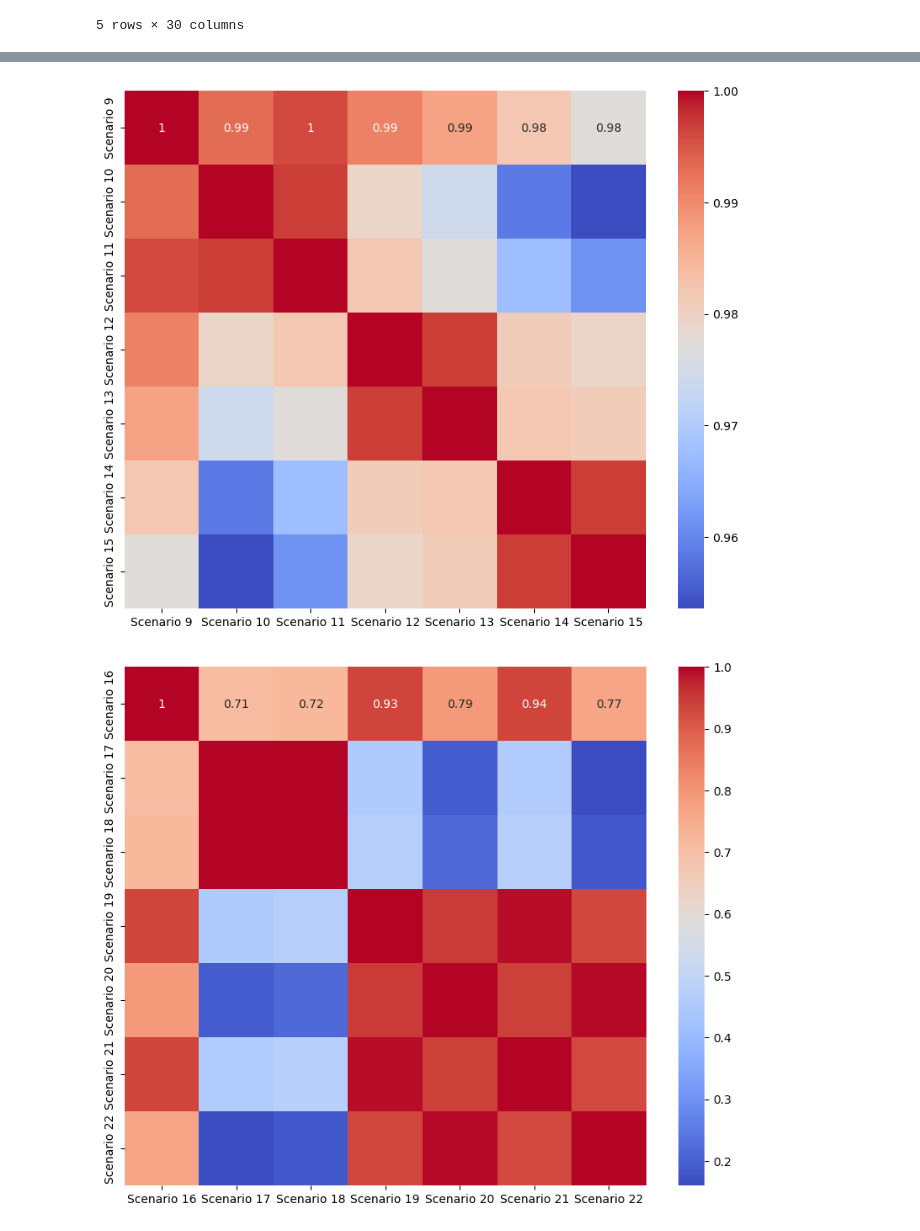
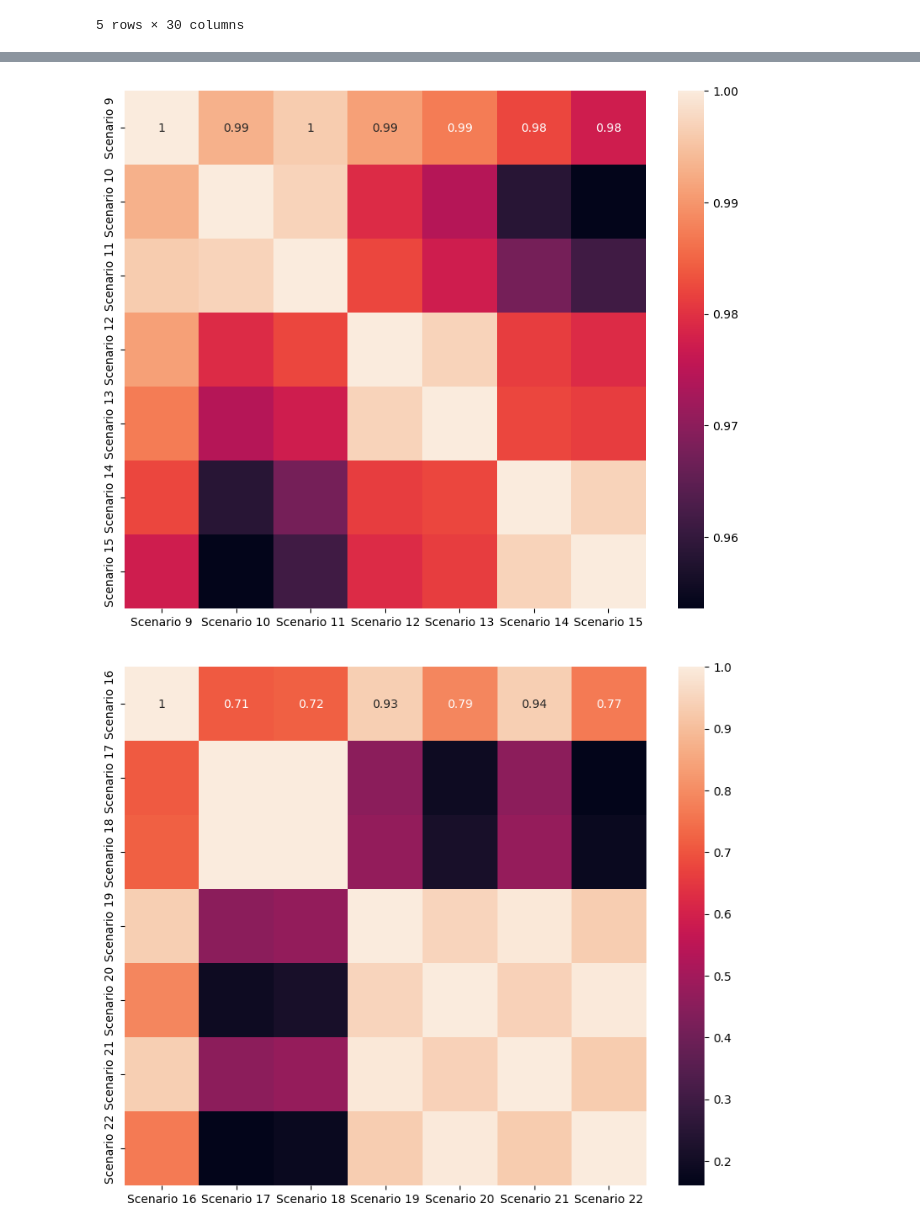
Before and after one commit to MateoBarrera/ResearchDev, a Jupyter notebook: AnalysisResult/data_explotation.ipynb, the cells around one changed output, grey strips where cells are left out. Saved outputs shown, nothing was run; the diff lists cells and outputs as text; code cells hidden in the pictures.

```diff
--- a/AnalysisResult/data_explotation.ipynb
+++ b/AnalysisResult/data_explotation.ipynb
@@ -64,5 +64,5 @@ plt.show()
 # %%
-df_economy = df_dummy_categorical[
+df_economy_cg = df_dummy_categorical[
     [
         "Scenario 9",
         "Scenario 10",
@@ -75,30 +75,30 @@ df_economy = df_dummy_categorical[
 ].copy()
 
 plt.figure(figsize=(10, 8))
-sns.heatmap(df_economy.corr(), annot=True, cmap="coolwarm")
+sns.heatmap(df_economy_cg.corr(), annot=True)
 
 # Display the heatmap
 plt.show()
 # %% [output]
-[figure, old version]
+[figure, new version]
 # %%
-df_environmental = df_dummy_categorical[
+df_environmental_cg = df_dummy_categorical[
     [
         "Scenario 16",
         "Scenario 17",
         "Scenario 18",
         "Scenario 19",
         "Scenario 20",
         "Scenario 21",
         "Scenario 22",
     ]
 ].copy()
 
 plt.figure(figsize=(10, 8))
-sns.heatmap(df_environmental.corr(), annot=True, cmap="coolwarm")
+sns.heatmap(df_environmental_cg.corr(), annot=True)
 
 # Display the heatmap
 plt.show()
 # %% [output]
-[figure, old version]
+[figure, new version]
 # %%
```
Also changed, not shown: parts of 10 cells of this notebook.
